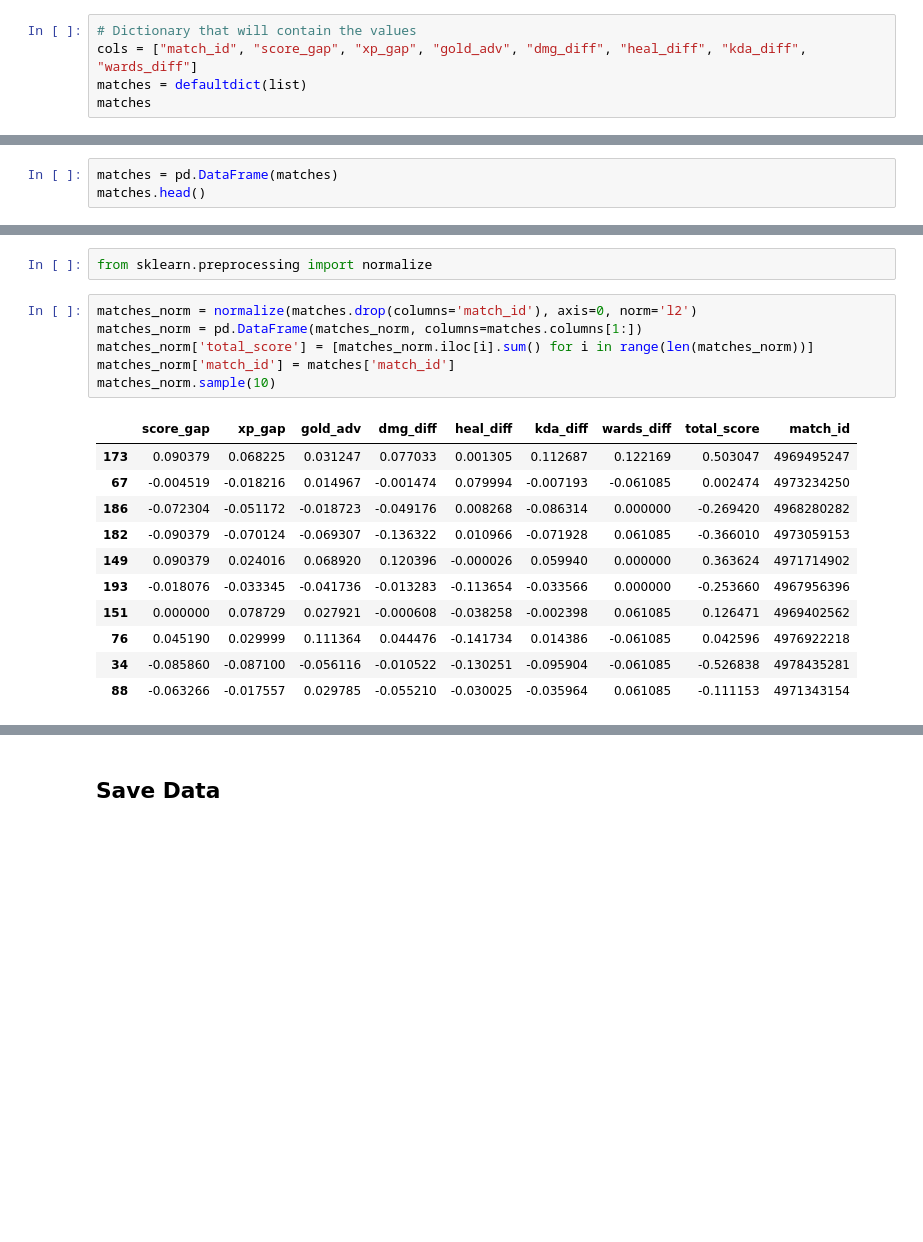
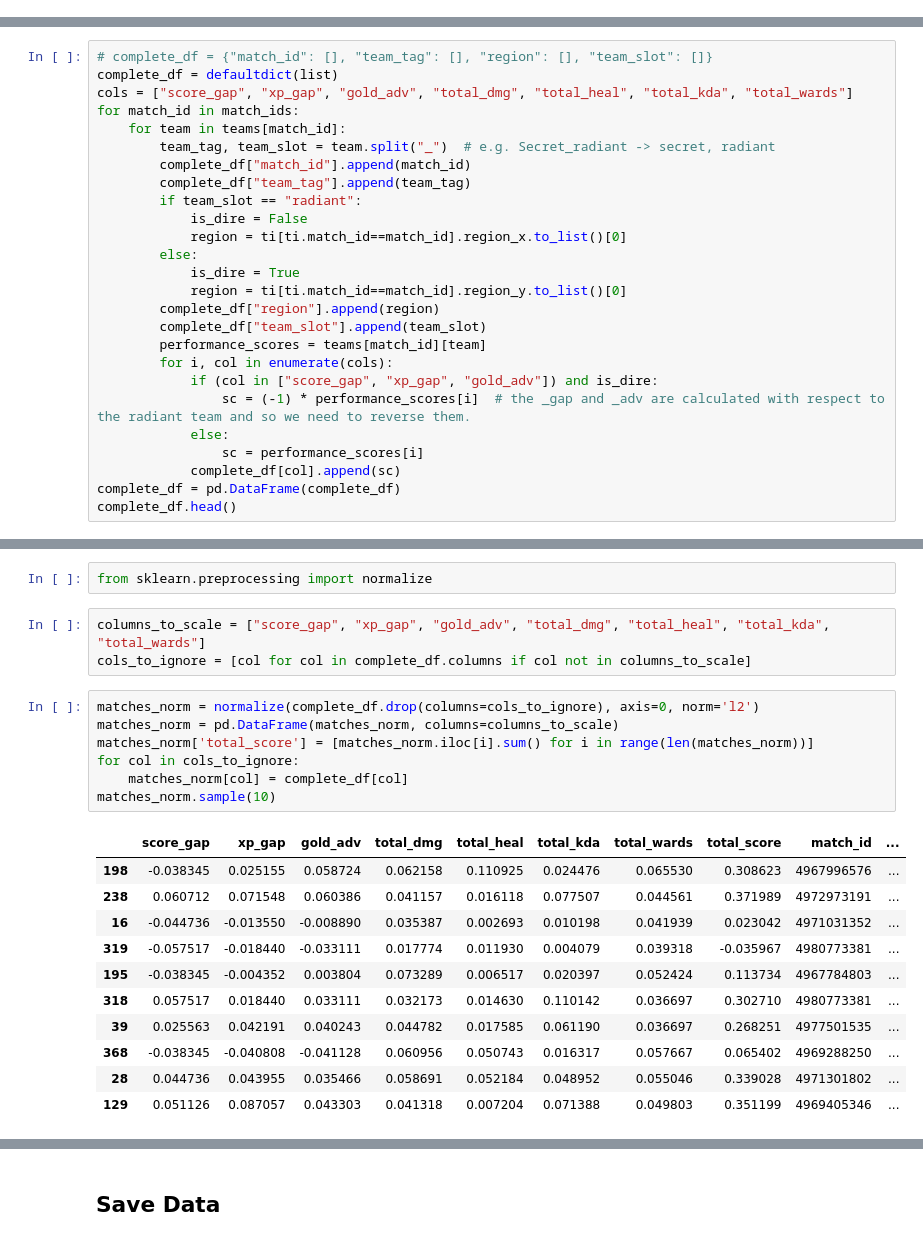
Before and after one commit to geoph9/BDA-Project, a Jupyter notebook: transformation.ipynb, the cells around one changed output, grey strips where cells are left out. Cells and saved outputs as stored; diff of their text form; blank space fills up the shorter version.

Commit message:
add new data and update transformation method

```diff
--- a/transformation.ipynb
+++ b/transformation.ipynb
@@ -140,7 +177,2 @@ I use case 3 from the `_hero_specific_score` method.
 # %%
 from collections import defaultdict
-# %%
-# Dictionary that will contain the values
-cols = ["match_id", "score_gap", "xp_gap", "gold_adv", "dmg_diff", "heal_diff", "kda_diff", "wards_diff"]
-matches = defaultdict(list)
-matches
@@ -160,3 +178,0 @@ for match_id in match_ids:
-# %%
-matches = pd.DataFrame(matches)
-matches.head()
@@ -181,0 +193,26 @@ matches.describe()
+# %%
+# complete_df = {"match_id": [], "team_tag": [], "region": [], "team_slot": []}
+complete_df = defaultdict(list)
+cols = ["score_gap", "xp_gap", "gold_adv", "total_dmg", "total_heal", "total_kda", "total_wards"]
+for match_id in match_ids:
+    for team in teams[match_id]:
+        team_tag, team_slot = team.split("_")  # e.g. Secret_radiant -> secret, radiant
+        complete_df["match_id"].append(match_id)
+        complete_df["team_tag"].append(team_tag)
+        if team_slot == "radiant":
+            is_dire = False
+            region = ti[ti.match_id==match_id].region_x.to_list()[0]
+        else:
+            is_dire = True
+            region = ti[ti.match_id==match_id].region_y.to_list()[0]
+        complete_df["region"].append(region)
+        complete_df["team_slot"].append(team_slot)
+        performance_scores = teams[match_id][team]
+        for i, col in enumerate(cols):
+            if (col in ["score_gap", "xp_gap", "gold_adv"]) and is_dire:
+                sc = (-1) * performance_scores[i]  # the _gap and _adv are calculated with respect to the radiant team and so we need to reverse them.
+            else:
+                sc = performance_scores[i]
+            complete_df[col].append(sc)
+complete_df = pd.DataFrame(complete_df)
+complete_df.head()
@@ -183,24 +227,28 @@ matches.describe()
 ## Scale scores
 # %%
 from sklearn.preprocessing import normalize
+# %%
+columns_to_scale = ["score_gap", "xp_gap", "gold_adv", "total_dmg", "total_heal", "total_kda", "total_wards"]
+cols_to_ignore = [col for col in complete_df.columns if col not in columns_to_scale]
 # %%
-matches_norm = normalize(matches.drop(columns='match_id'), axis=0, norm='l2')
-matches_norm = pd.DataFrame(matches_norm, columns=matches.columns[1:])
+matches_norm = normalize(complete_df.drop(columns=cols_to_ignore), axis=0, norm='l2')
+matches_norm = pd.DataFrame(matches_norm, columns=columns_to_scale)
 matches_norm['total_score'] = [matches_norm.iloc[i].sum() for i in range(len(matches_norm))]
-matches_norm['match_id'] = matches['match_id']
+for col in cols_to_ignore:
+    matches_norm[col] = complete_df[col]
 matches_norm.sample(10)
 # %% [output]
-|  | score_gap | xp_gap | gold_adv | dmg_diff | heal_diff | kda_diff | wards_diff | total_score | match_id |
-| 173 | 0.090379 | 0.068225 | 0.031247 | 0.077033 | 0.001305 | 0.112687 | 0.122169 | 0.503047 | 4969495247 |
-| 67 | -0.004519 | -0.018216 | 0.014967 | -0.001474 | 0.079994 | -0.007193 | -0.061085 | 0.002474 | 4973234250 |
-| 186 | -0.072304 | -0.051172 | -0.018723 | -0.049176 | 0.008268 | -0.086314 | 0.000000 | -0.269420 | 4968280282 |
-| 182 | -0.090379 | -0.070124 | -0.069307 | -0.136322 | 0.010966 | -0.071928 | 0.061085 | -0.366010 | 4973059153 |
-| 149 | 0.090379 | 0.024016 | 0.068920 | 0.120396 | -0.000026 | 0.059940 | 0.000000 | 0.363624 | 4971714902 |
-| 193 | -0.018076 | -0.033345 | -0.041736 | -0.013283 | -0.113654 | -0.033566 | 0.000000 | -0.253660 | 4967956396 |
-| 151 | 0.000000 | 0.078729 | 0.027921 | -0.000608 | -0.038258 | -0.002398 | 0.061085 | 0.126471 | 4969402562 |
-| 76 | 0.045190 | 0.029999 | 0.111364 | 0.044476 | -0.141734 | 0.014386 | -0.061085 | 0.042596 | 4976922218 |
-| 34 | -0.085860 | -0.087100 | -0.056116 | -0.010522 | -0.130251 | -0.095904 | -0.061085 | -0.526838 | 4978435281 |
-| 88 | -0.063266 | -0.017557 | 0.029785 | -0.055210 | -0.030025 | -0.035964 | 0.061085 | -0.111153 | 4971343154 |
+|  | score_gap | xp_gap | gold_adv | total_dmg | total_heal | total_kda | total_wards | total_score | match_id | ... |
+| 198 | -0.038345 | 0.025155 | 0.058724 | 0.062158 | 0.110925 | 0.024476 | 0.065530 | 0.308623 | 4967996576 | ... |
+| 238 | 0.060712 | 0.071548 | 0.060386 | 0.041157 | 0.016118 | 0.077507 | 0.044561 | 0.371989 | 4972973191 | ... |
+| 16 | -0.044736 | -0.013550 | -0.008890 | 0.035387 | 0.002693 | 0.010198 | 0.041939 | 0.023042 | 4971031352 | ... |
+| 319 | -0.057517 | -0.018440 | -0.033111 | 0.017774 | 0.011930 | 0.004079 | 0.039318 | -0.035967 | 4980773381 | ... |
+| 195 | -0.038345 | -0.004352 | 0.003804 | 0.073289 | 0.006517 | 0.020397 | 0.052424 | 0.113734 | 4967784803 | ... |
+| 318 | 0.057517 | 0.018440 | 0.033111 | 0.032173 | 0.014630 | 0.110142 | 0.036697 | 0.302710 | 4980773381 | ... |
+| 39 | 0.025563 | 0.042191 | 0.040243 | 0.044782 | 0.017585 | 0.061190 | 0.036697 | 0.268251 | 4977501535 | ... |
+| 368 | -0.038345 | -0.040808 | -0.041128 | 0.060956 | 0.050743 | 0.016317 | 0.057667 | 0.065402 | 4969288250 | ... |
+| 28 | 0.044736 | 0.043955 | 0.035466 | 0.058691 | 0.052184 | 0.048952 | 0.055046 | 0.339028 | 4971301802 | ... |
+| 129 | 0.051126 | 0.087057 | 0.043303 | 0.041318 | 0.007204 | 0.071388 | 0.049803 | 0.351199 | 4969405346 | ... |
 # %%
 matches_norm.describe()
 # %% [output]
```
Also changed, not shown: parts of 18 cells of this notebook, 1 other file.
